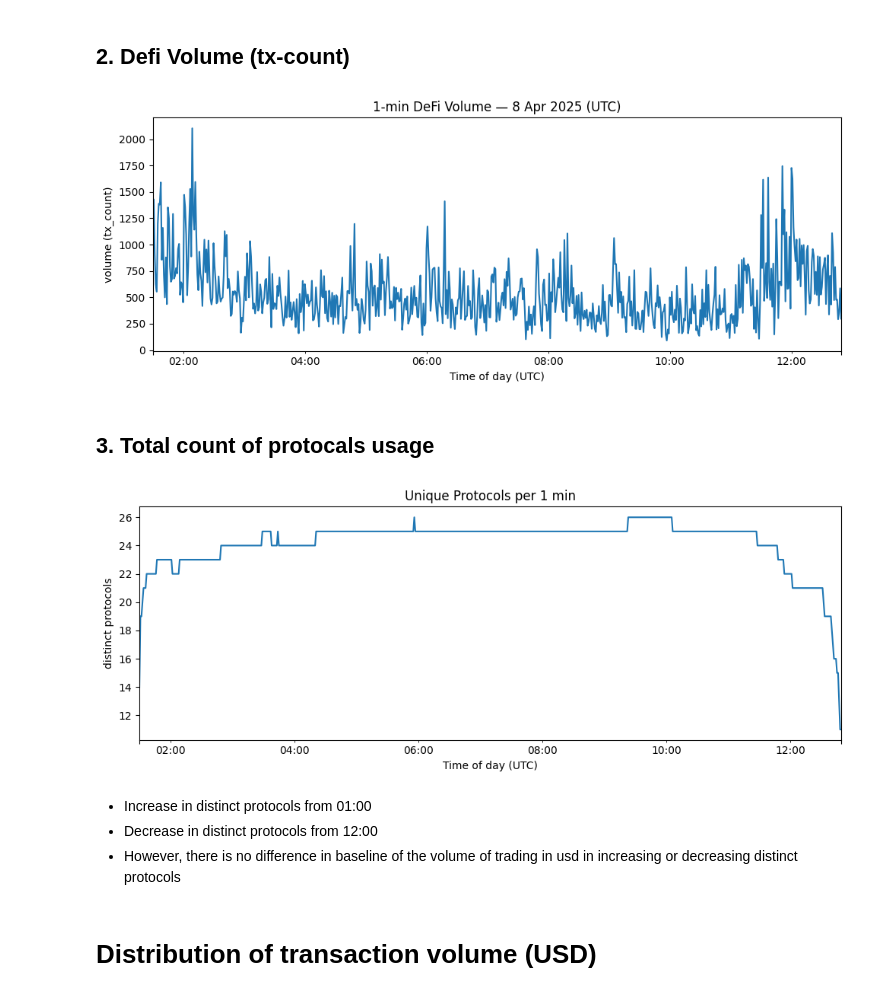
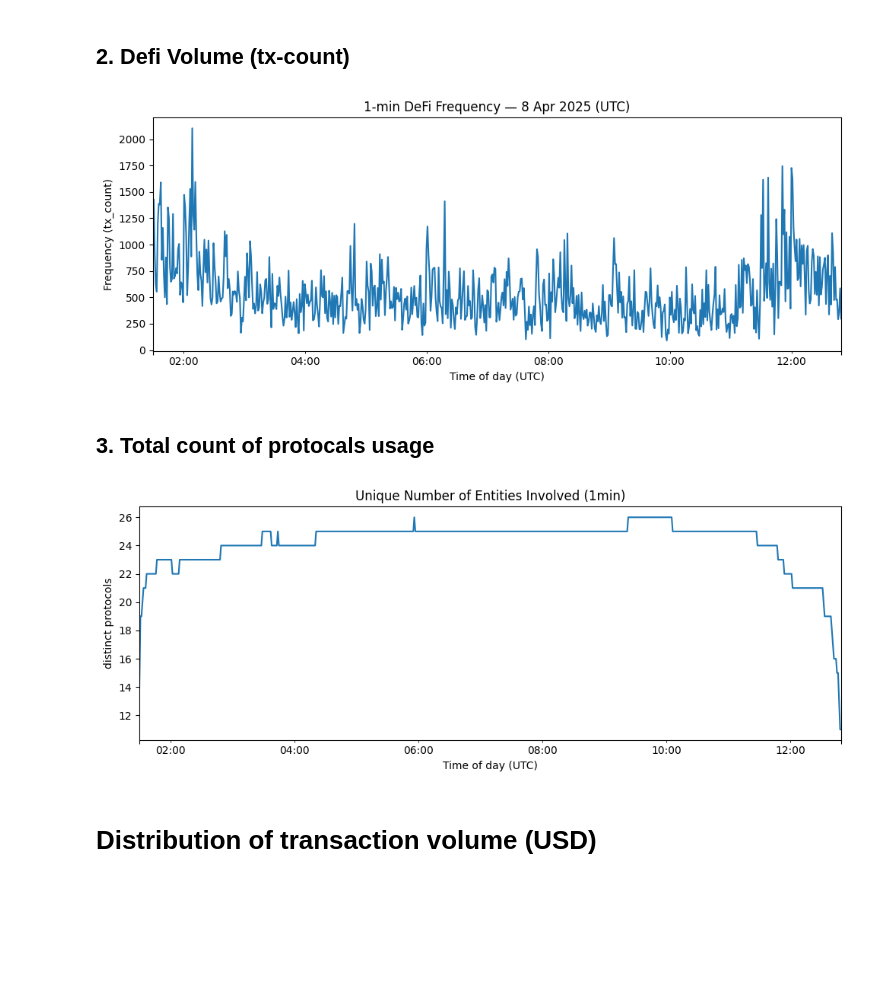
Before and after one commit to dleeim/wintermute_trading_activity, a Jupyter notebook: notebooks/exploratory_data_analysis.ipynb, the cells around one changed output. Saved outputs shown, nothing was run; the diff lists cells and outputs as text; code cells hidden in the pictures; blank space fills up the shorter version.

```diff
--- a/notebooks/exploratory_data_analysis.ipynb
+++ b/notebooks/exploratory_data_analysis.ipynb
@@ -195,36 +222,32 @@ plt.tight_layout()
 ## 2. Defi Volume (tx-count)
 # %%
 vol_1m_count = df_defi['usd'].resample("1min").count()
-vol_1m_count.plot(figsize=(10,4), title="1-min DeFi Volume — 8 Apr 2025 (UTC)")
-plt.ylabel("volume (tx_count)")
+vol_1m_count.plot(figsize=(10,4), title="1-min DeFi Frequency — 8 Apr 2025 (UTC)")
+plt.ylabel("Frequency (tx_count)")
 plt.xlabel("Time of day (UTC)")
 plt.tight_layout()
 plt.savefig("../outputs/vol_1m_count.png", dpi=150)
 # %% [output]
-[figure, old version]
+[figure, new version]
 # %% [markdown]
 ## 3. Total count of protocals usage
 # %%
 proto_1m = (
     df_defi_non_wintermute.groupby("entity")["usd"]
       .resample("1min")
       .size()
       .reset_index(name="txs")
       .set_index("timestamp")
       .resample("1min")["entity"]
       .nunique()
 )
-proto_1m.plot(figsize=(10,4), title="Unique Protocols per 1 min")
+proto_1m.plot(figsize=(10,4), title="Unique Number of Entities Involved (1min)")
 plt.ylabel("distinct protocols")
 plt.xlabel("Time of day (UTC)")
 plt.tight_layout()
-plt.savefig("../outputs/unique_proto_1m.png", dpi=150)
+plt.savefig("../outputs/unique_entity_1m.png", dpi=150)
 # %% [output]
-[figure, old version]
+[figure, new version]
-# %% [markdown]
-- Increase in distinct protocols from 01:00
-- Decrease in distinct protocols from 12:00
-- However, there is no difference in baseline of the volume of trading in usd in increasing or decreasing distinct protocols
 # %% [markdown]
 # Distribution of transaction volume (USD)
 # %%
```
Also changed, not shown: parts of 15 cells of this notebook, 10 other files.
